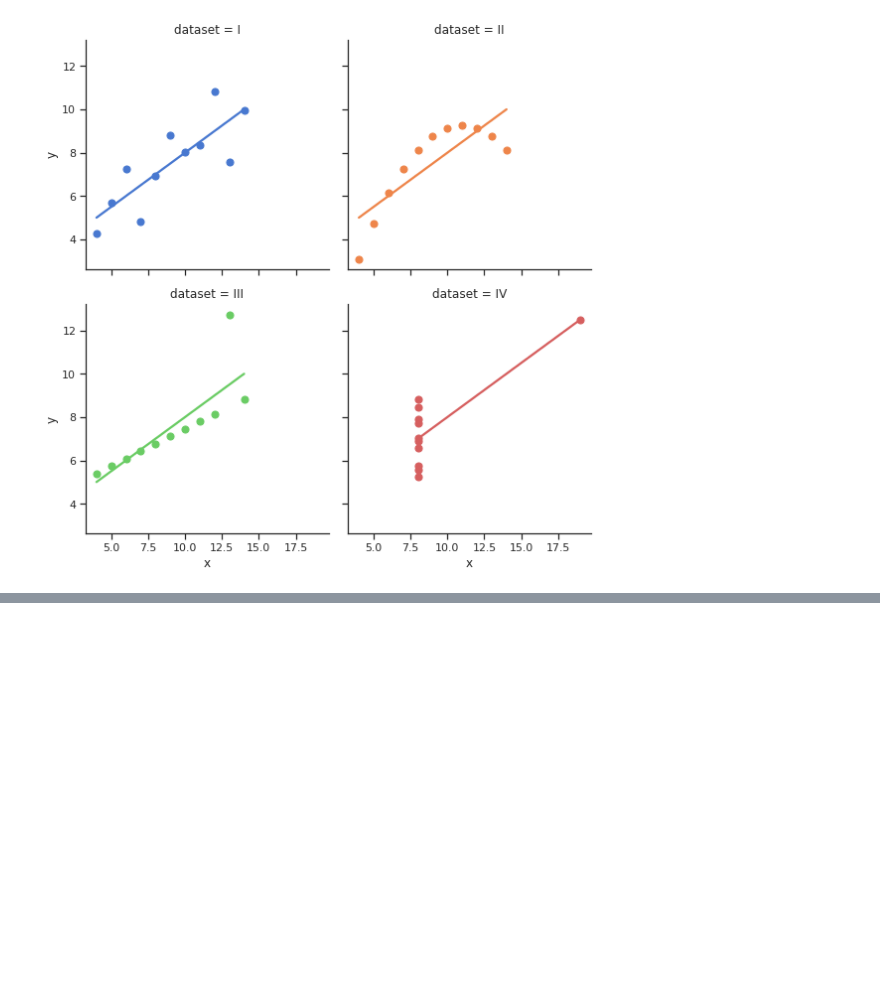
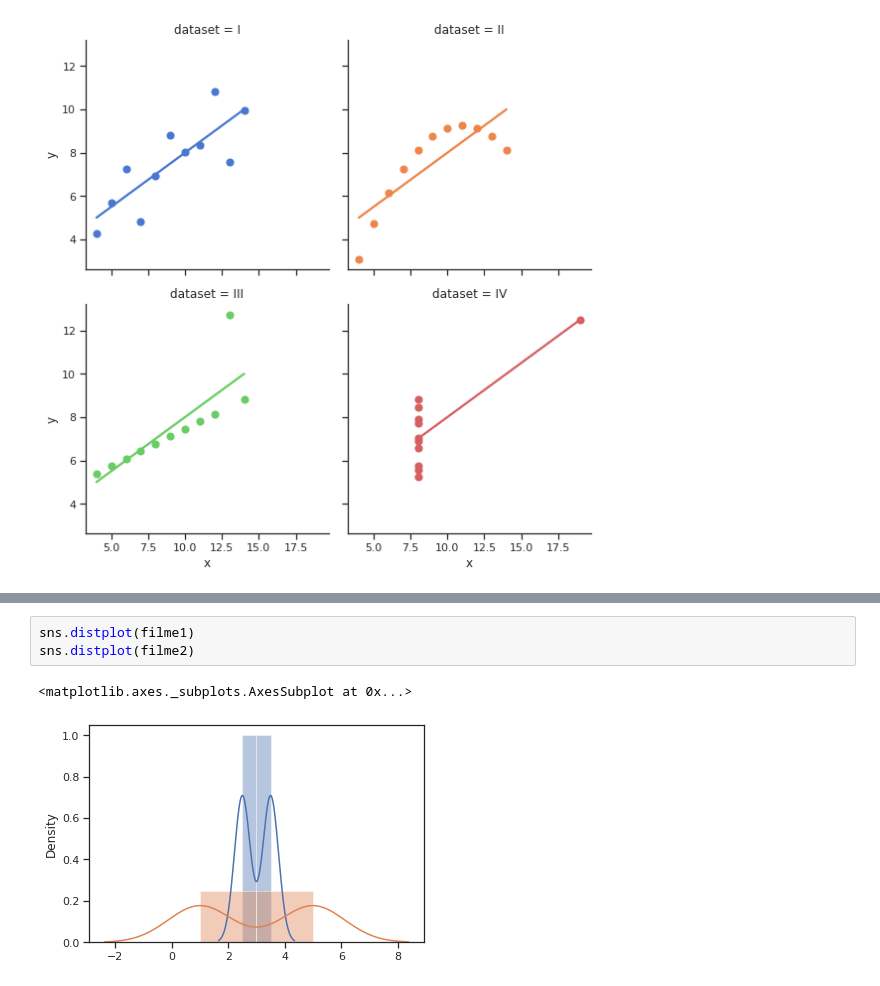
Before and after one commit to CarlosMassarelli/analise_dados, a Jupyter notebook: introdução_a_Data_Science.ipynb, the cells around one changed output, grey strips where cells are left out. Saved outputs shown, nothing was run; the diff lists cells and outputs as text; blank space fills up the shorter version.

```diff
--- a/introdução_a_Data_Science.ipynb
+++ b/introdução_a_Data_Science.ipynb
@@ -383,0 +426,6 @@ sns.lmplot(x="x", y="y", col="dataset", hue="dataset", data=df,
+# %%
+sns.distplot(filme1)
+sns.distplot(filme2)
+# %% [output]
+<matplotlib.axes._subplots.AxesSubplot at 0x...>
+[figure, added]
```
Also changed, not shown: parts of 15 cells of this notebook.
